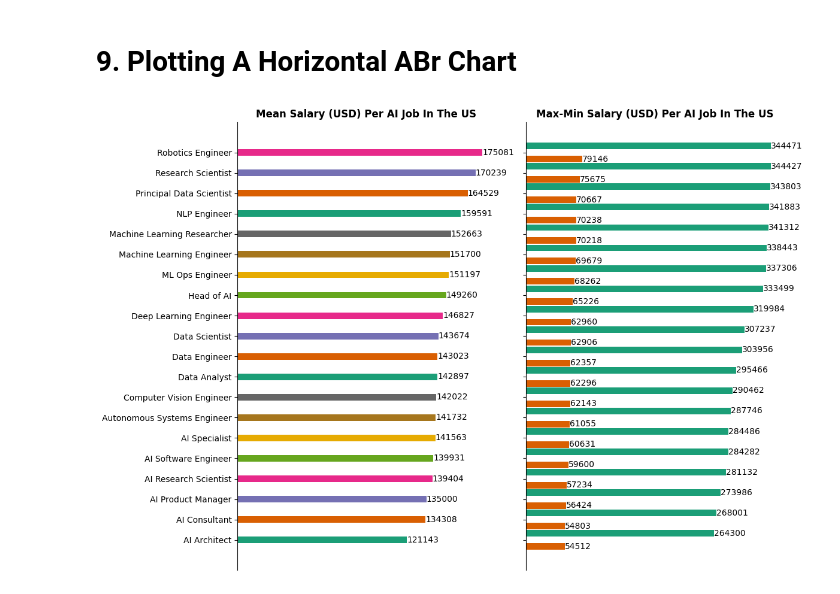
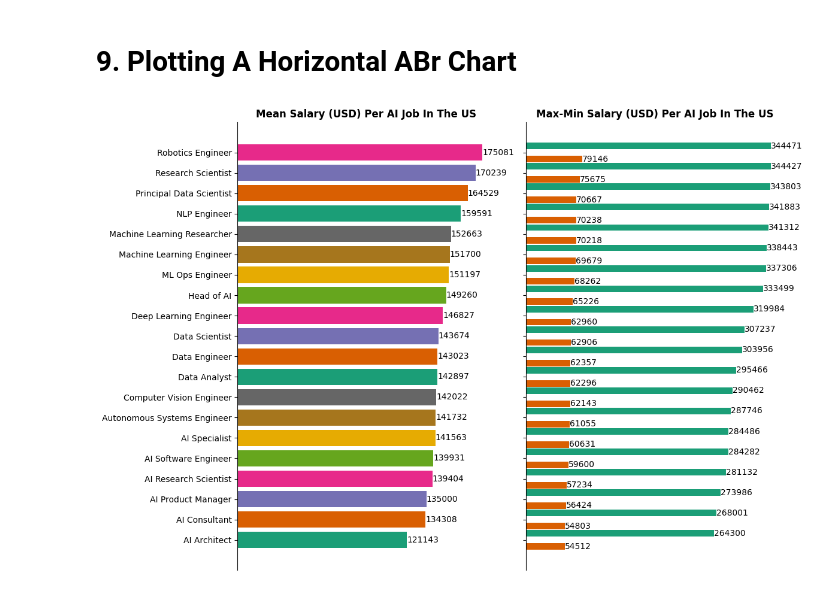
Before and after one commit to LazaroDamasceno/Data-Analyses-And-Plotting, a Jupyter notebook: ai_jobs/salary_per_ai_job_in_us.ipynb, the cells around one changed output. Saved outputs shown, nothing was run; the diff lists cells and outputs as text; code cells hidden in the pictures.

```diff
--- a/ai_jobs/salary_per_ai_job_in_us.ipynb
+++ b/ai_jobs/salary_per_ai_job_in_us.ipynb
@@ -45,7 +45,8 @@ df_ascending_min = df_pivot.sort_values(by=('min', 'value', 'salary_usd'), ascen
 # 8. Settings For Plotting A Horizontal ABr Chart
 # %%
 colors = plt.cm.Dark2.colors
-bar_height = 0.32
+bar_height1 = 0.8
+bar_height2 = 0.32
 n_items = len(df_pivot.index)
 y_pos = np.arange(n_items)
 # %% [markdown]
@@ -53,27 +54,27 @@ y_pos = np.arange(n_items)
 # %%
 fig, ax = plt.subplots(1, 2, figsize=(12, 8), sharey=True)
 
-bars_mean = ax[0].barh(y_pos, df_ascending_mean['mean']['value']['salary_usd'], bar_height, color=colors)
+bars_mean = ax[0].barh(y_pos, df_ascending_mean['mean']['value']['salary_usd'], bar_height1, color=colors)
 
 ax[0].bar_label(bars_mean)
 ax[0].spines[['right', 'top', 'bottom']].set_visible(False)
 ax[0].xaxis.set_visible(False)
 ax[0].set_yticks(y_pos)
 ax[0].set_yticklabels(df_pivot.index)
 ax[0].set_title("Mean Salary (USD) Per AI Job In The US", fontweight="bold")
 
-bars_max = ax[1].barh(y_pos + bar_height, df_ascending_max['max']['value']['salary_usd'], bar_height, color=colors[0])
-bars_min = ax[1].barh(y_pos - bar_height, df_ascending_min['min']['value']['salary_usd'], bar_height, color=colors[1])
+bars_max = ax[1].barh(y_pos + bar_height2, df_ascending_max['max']['value']['salary_usd'], bar_height2, color=colors[0])
+bars_min = ax[1].barh(y_pos - bar_height2, df_ascending_min['min']['value']['salary_usd'], bar_height2, color=colors[1])
 
 ax[1].bar_label(bars_max)
 ax[1].bar_label(bars_min)
 ax[1].spines[['right', 'top', 'bottom']].set_visible(False)
 ax[1].xaxis.set_visible(False)
 ax[1].set_yticks(y_pos)
 ax[1].set_yticklabels(df_pivot.index)
 ax[1].set_title("Max-Min Salary (USD) Per AI Job In The US", fontweight="bold")
 
 plt.tight_layout()
 plt.show()
 # %% [output]
-[figure, old version]
+[figure, new version]
```
